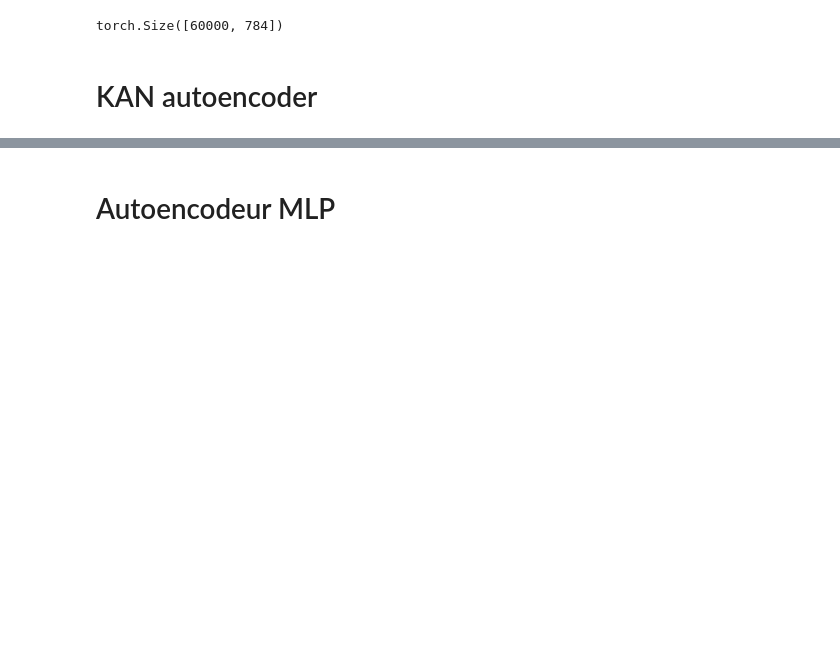
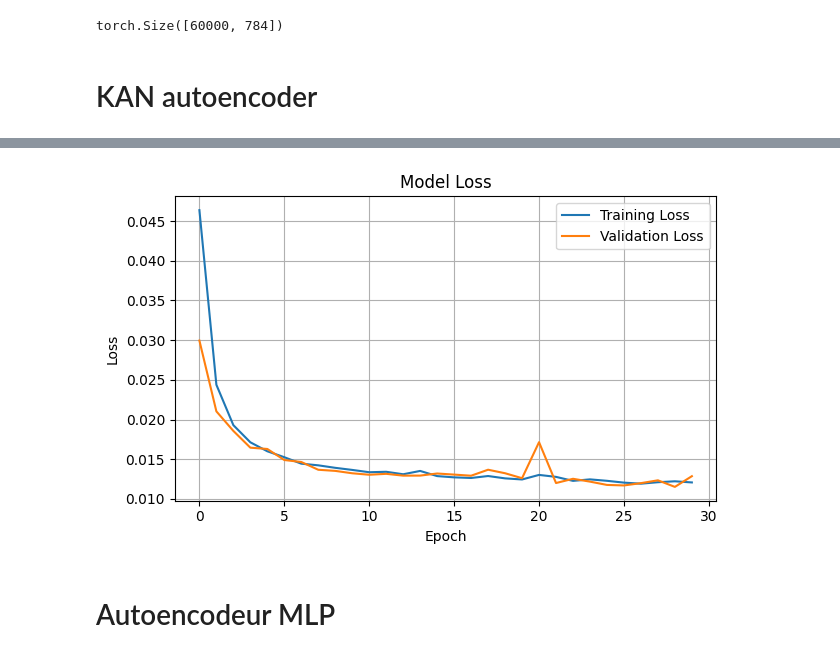
Before and after one commit to etiennechatreaux/DimRed-KAN-Finance, a Jupyter notebook: 03_mnist_test.ipynb, the cells around one changed output, grey strips where cells are left out. Drawn from its saved outputs; the diff is of its cells as text; code cells hidden in the pictures; blank space fills up the shorter version.

```diff
--- a/03_mnist_test.ipynb
+++ b/03_mnist_test.ipynb
@@ -212,3 +293,7 @@ show_digit_reconstructions(y=5, X=X, model=model, device=device)
+# %%
+plot_training_history(history)
+# %% [output]
+[figure, added]
 # %% [markdown]
 # Autoencodeur MLP
 # %%
```
Also changed, not shown: parts of 6 cells of this notebook, 1 other file.
